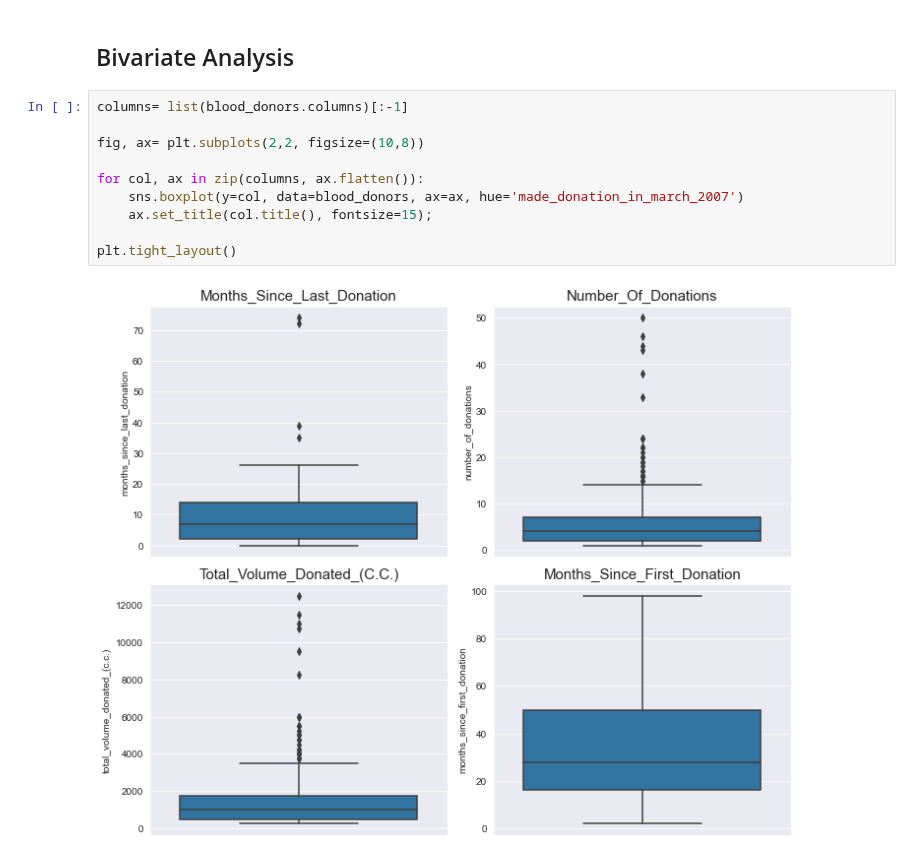
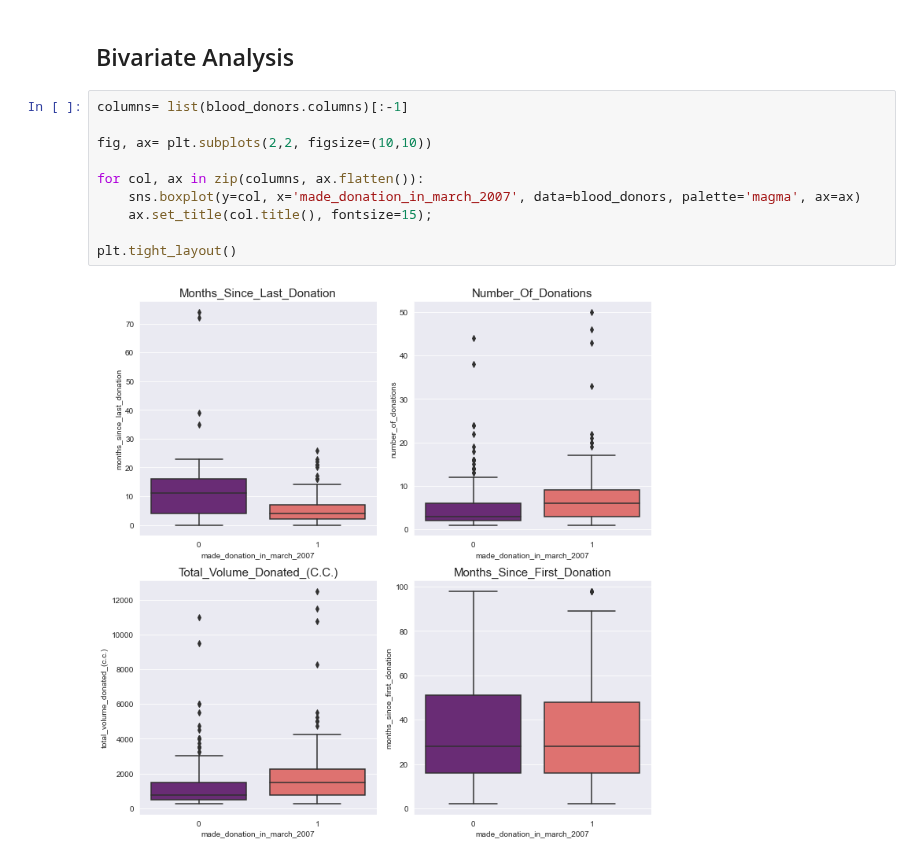
Before and after one commit to mdushetwar/Blood-Donation-Prediction, a Jupyter notebook: BloodDonationPred.ipynb, the cells around one changed output. Saved outputs shown, nothing was run; the diff lists cells and outputs as text.

```diff
--- a/BloodDonationPred.ipynb
+++ b/BloodDonationPred.ipynb
@@ -273,12 +275,12 @@ plt.tight_layout()
 # %%
 columns= list(blood_donors.columns)[:-1]
 
-fig, ax= plt.subplots(2,2, figsize=(10,8))
+fig, ax= plt.subplots(2,2, figsize=(10,10))
 
 for col, ax in zip(columns, ax.flatten()):
-    sns.boxplot(y=col, data=blood_donors, ax=ax, hue='made_donation_in_march_2007')
+    sns.boxplot(y=col, x='made_donation_in_march_2007', data=blood_donors, palette='magma', ax=ax)
     ax.set_title(col.title(), fontsize=15);
 
 plt.tight_layout()
 # %% [output]
-[figure, old version]
+[figure, new version]
```
Also changed, not shown: parts of 13 cells of this notebook.
